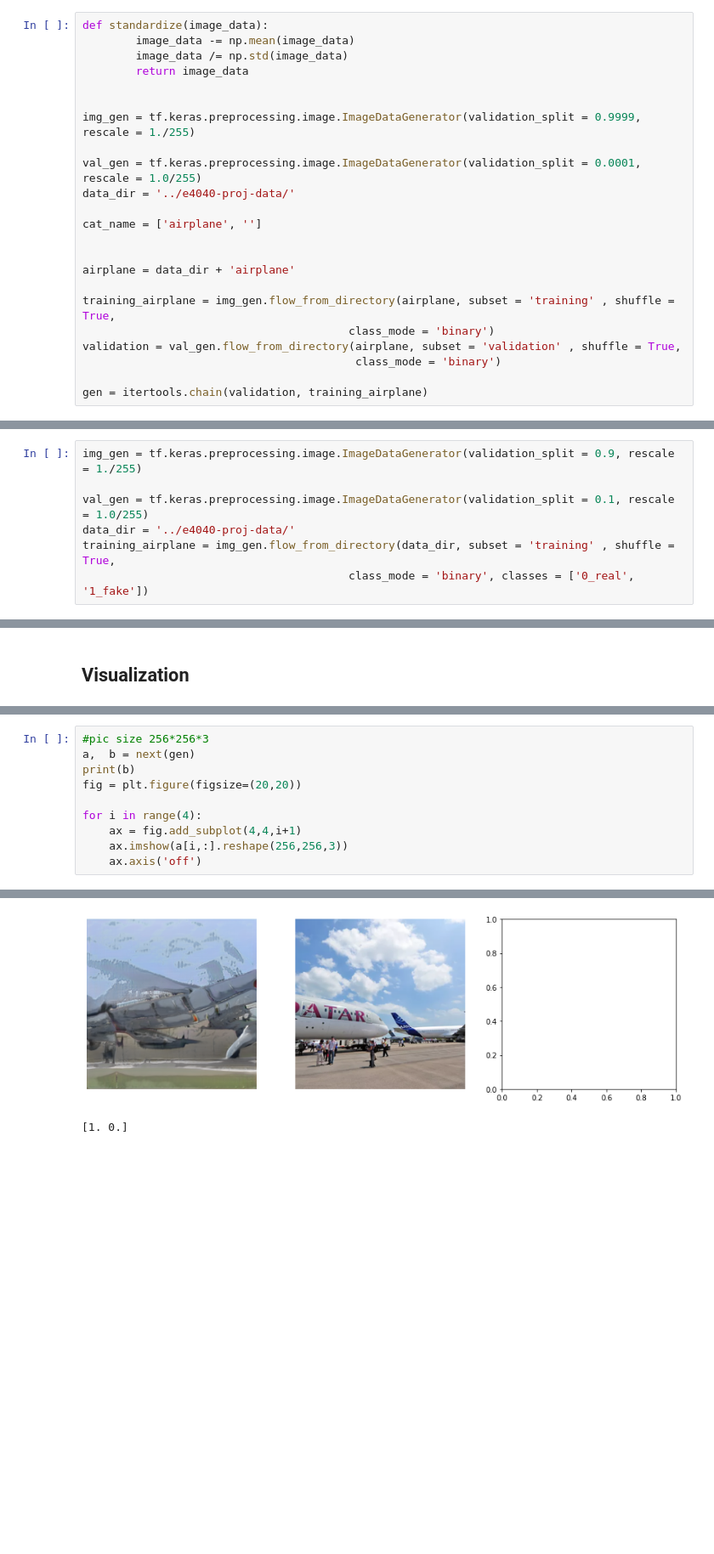
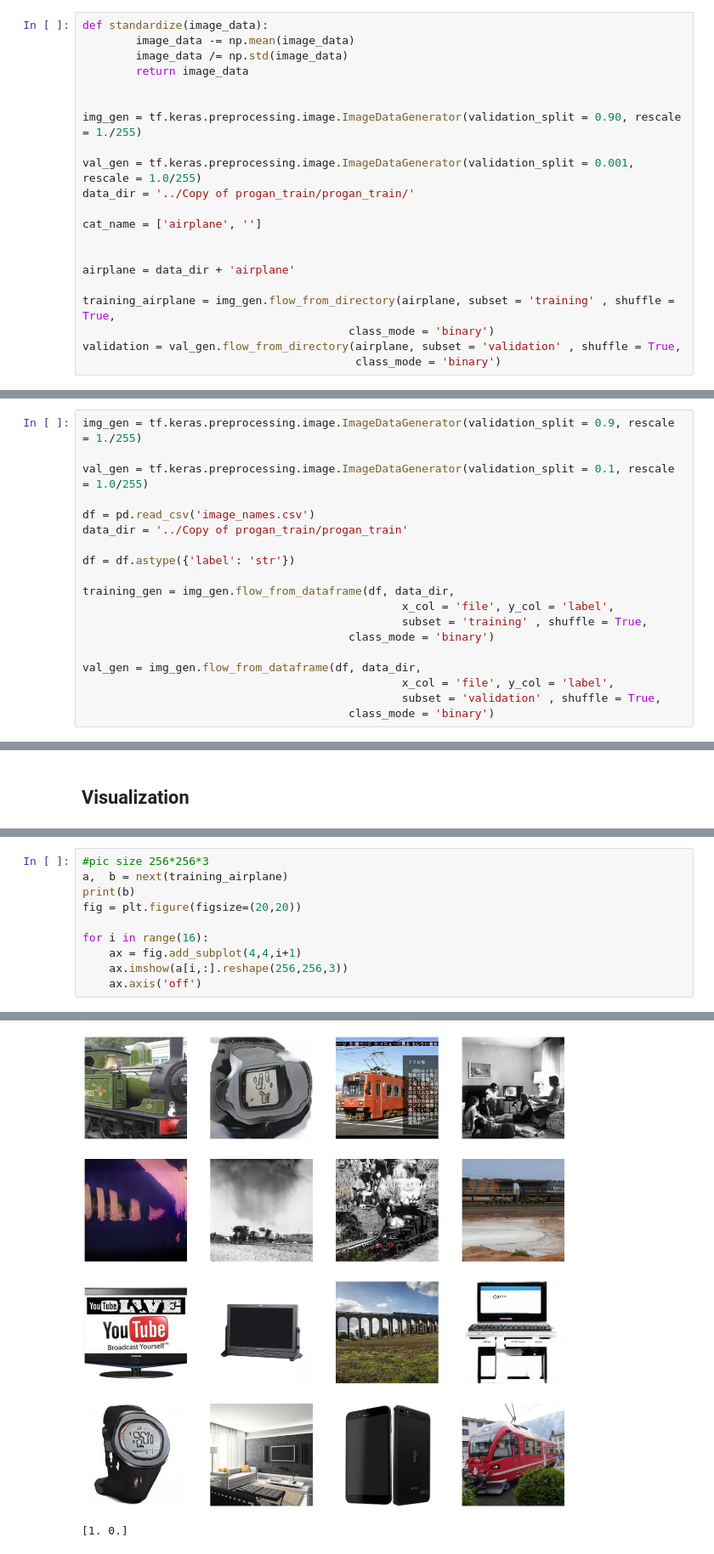
Before and after one commit to brian-fb/CNNDetection-TF2.0, a Jupyter notebook: Code_Snippets.ipynb, the cells around one changed output, grey strips where cells are left out. Shown at 85% size. Cells and saved outputs as stored; diff of their text form; blank space fills up the shorter version.

Commit message:
data import solved

```diff
--- a/Code_Snippets.ipynb
+++ b/Code_Snippets.ipynb
@@ -32,10 +34,10 @@ def standardize(image_data):
         return image_data
 
 
-img_gen = tf.keras.preprocessing.image.ImageDataGenerator(validation_split = 0.9999, rescale = 1./255)
+img_gen = tf.keras.preprocessing.image.ImageDataGenerator(validation_split = 0.90, rescale = 1./255)
 
-val_gen = tf.keras.preprocessing.image.ImageDataGenerator(validation_split = 0.0001, rescale = 1.0/255)
-data_dir = '../e4040-proj-data/'
+val_gen = tf.keras.preprocessing.image.ImageDataGenerator(validation_split = 0.001, rescale = 1.0/255)
+data_dir = '../Copy of progan_train/progan_train/'
 
 cat_name = ['airplane', '']
 
@@ -46,6 +48,4 @@ training_airplane = img_gen.flow_from_directory(airplane, subset = 'training' ,
                                         class_mode = 'binary')
 validation = val_gen.flow_from_directory(airplane, subset = 'validation' , shuffle = True,
                                          class_mode = 'binary')
-
-gen = itertools.chain(validation, training_airplane)
 # %% [output]
@@ -57,7 +57,19 @@ Found 2 images belonging to 2 classes.
 img_gen = tf.keras.preprocessing.image.ImageDataGenerator(validation_split = 0.9, rescale = 1./255)
 
 val_gen = tf.keras.preprocessing.image.ImageDataGenerator(validation_split = 0.1, rescale = 1.0/255)
-data_dir = '../e4040-proj-data/'
-training_airplane = img_gen.flow_from_directory(data_dir, subset = 'training' , shuffle = True,
-                                        class_mode = 'binary', classes = ['0_real', '1_fake'])
+
+df = pd.read_csv('image_names.csv')
+data_dir = '../Copy of progan_train/progan_train'
+
+df = df.astype({'label': 'str'})
+
+training_gen = img_gen.flow_from_dataframe(df, data_dir,
+                                                x_col = 'file', y_col = 'label',
+                                                subset = 'training' , shuffle = True,
+                                        class_mode = 'binary')
+
+val_gen = img_gen.flow_from_dataframe(df, data_dir,
+                                                x_col = 'file', y_col = 'label',
+                                                subset = 'validation' , shuffle = True,
+                                        class_mode = 'binary')
 # %% [output]
@@ -67,10 +84,10 @@ Found 0 images belonging to 2 classes.
 # %%
 #pic size 256*256*3
-a,  b = next(gen)
+a,  b = next(training_airplane)
 print(b)
 fig = plt.figure(figsize=(20,20))
 
-for i in range(4):
+for i in range(16):
     ax = fig.add_subplot(4,4,i+1)
     ax.imshow(a[i,:].reshape(256,256,3))
     ax.axis('off')
@@ -80,4 +97,4 @@ IndexError: index 2 is out of bounds for axis 0 with size 2
-[figure, old version]
+[figure, new version]
 # %%
 # %% [output]
 [1. 0.]
```
Also changed, not shown: parts of 5 cells of this notebook, 1 other file.
